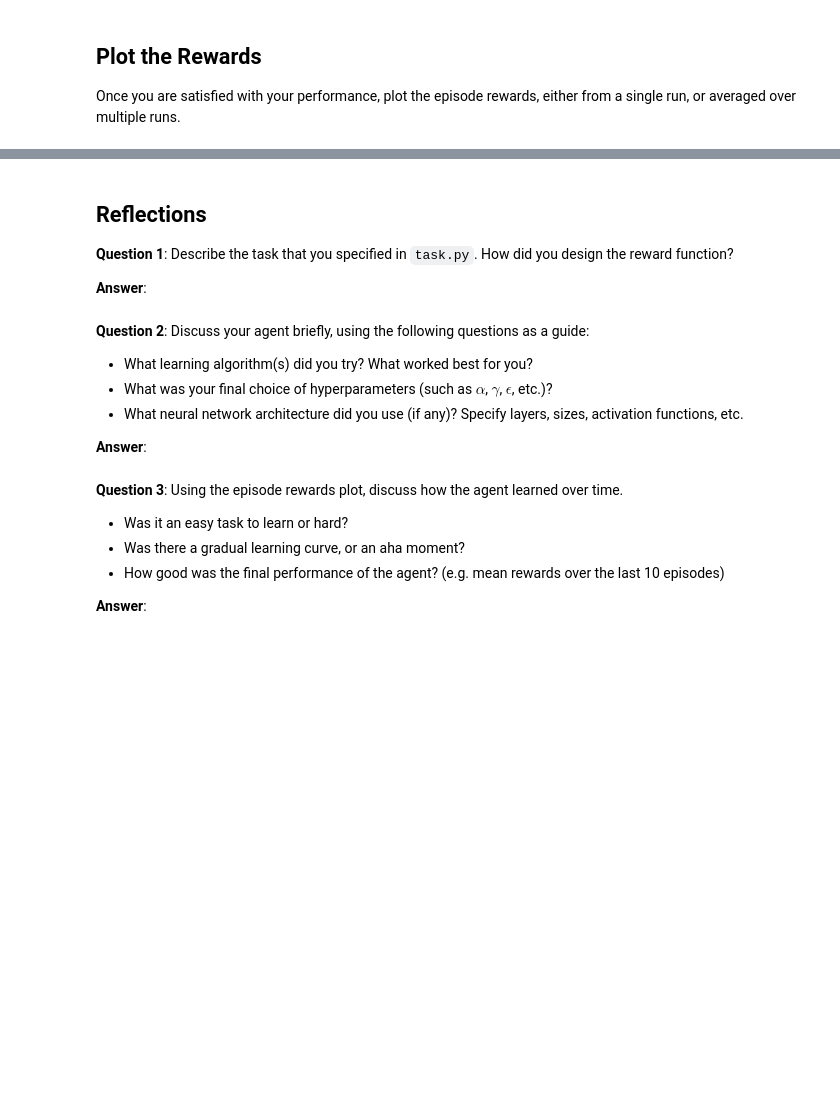
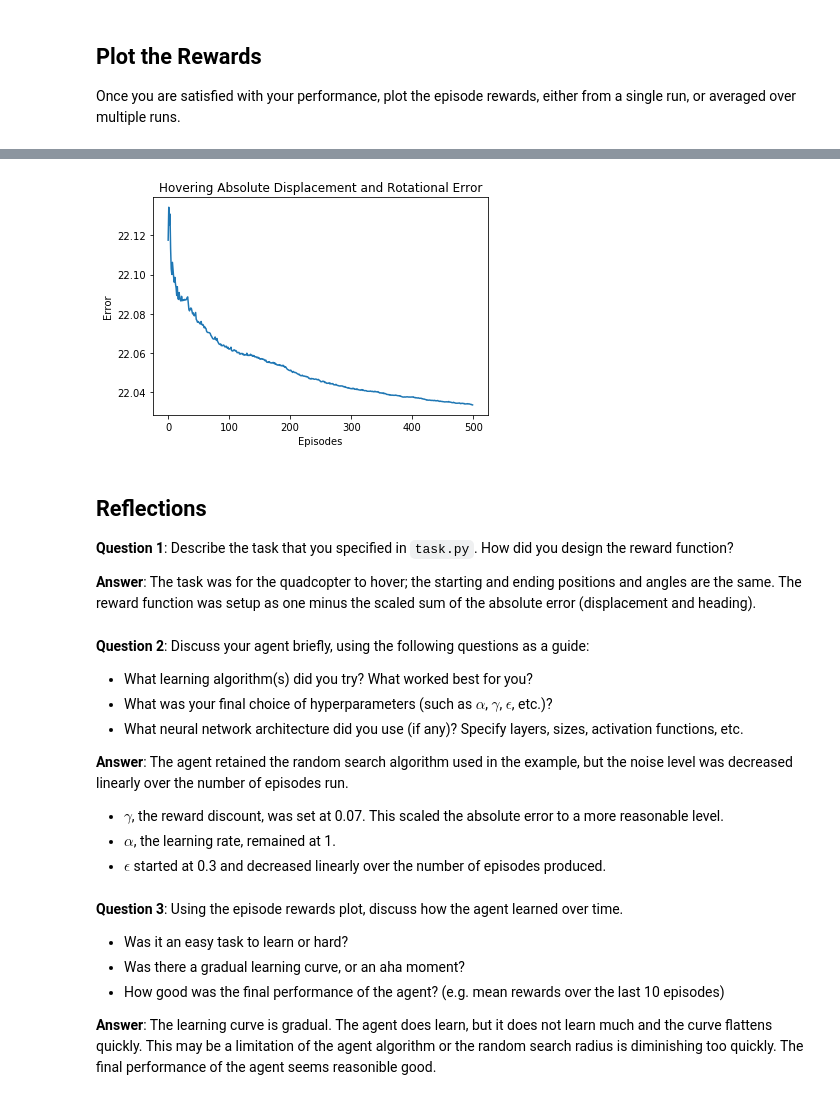
Before and after one commit to sjmiller8182/rl_learning_udacity, a Jupyter notebook: Quadcopter_Project.ipynb, the cells around one changed output, grey strips where cells are left out. Saved outputs shown, nothing was run; the diff lists cells and outputs as text; code cells hidden in the pictures; blank space fills up the shorter version.

```diff
--- a/Quadcopter_Project.ipynb
+++ b/Quadcopter_Project.ipynb
@@ -224,9 +263,16 @@ Once you are satisfied with your performance, plot the episode rewards, either f
+# %%
+plt.plot(epi_axis, pos_error);
+plt.title('Hovering Absolute Displacement and Rotational Error');
+plt.xlabel('Episodes');
+plt.ylabel('Error');
+# %% [output]
+[figure, added]
 # %% [markdown]
 ## Reflections
 
 **Question 1**: Describe the task that you specified in `task.py`.  How did you design the reward function?
 
-**Answer**:
+**Answer**: The task was for the quadcopter to hover; the starting and ending positions and angles are the same. The reward function was setup as one minus the scaled sum of the absolute error (displacement and heading).
 # %% [markdown]
 **Question 2**: Discuss your agent briefly, using the following questions as a guide:
 
@@ -234,7 +280,10 @@ Once you are satisfied with your performance, plot the episode rewards, either f
 - What was your final choice of hyperparameters (such as $\alpha$, $\gamma$, $\epsilon$, etc.)?
 - What neural network architecture did you use (if any)? Specify layers, sizes, activation functions, etc.
 
-**Answer**:
+**Answer**: The agent retained the random search algorithm used in the example, but the noise level was decreased linearly over the number of episodes run.
+- $\gamma$, the reward discount, was set at 0.07. This scaled the absolute error to a more reasonable level.
+- $\alpha$, the learning rate, remained at 1.
+- $\epsilon$ started at 0.3 and decreased linearly over the number of episodes produced.
 # %% [markdown]
 **Question 3**: Using the episode rewards plot, discuss how the agent learned over time.
 
@@ -242,7 +291,7 @@ Once you are satisfied with your performance, plot the episode rewards, either f
 - Was there a gradual learning curve, or an aha moment?
 - How good was the final performance of the agent? (e.g. mean rewards over the last 10 episodes)
 
-**Answer**:
+**Answer**: The learning curve is gradual. The agent does learn, but it does not learn much and the curve flattens quickly. This may be a limitation of the agent algorithm or the random search radius is diminishing too quickly. The final performance of the agent seems reasonible good.
 # %% [markdown]
 **Question 4**: Briefly summarize your experience working on this project. You can use the following prompts for ideas.
 
```
Also changed, not shown: parts of 16 cells of this notebook, 2 other files.
